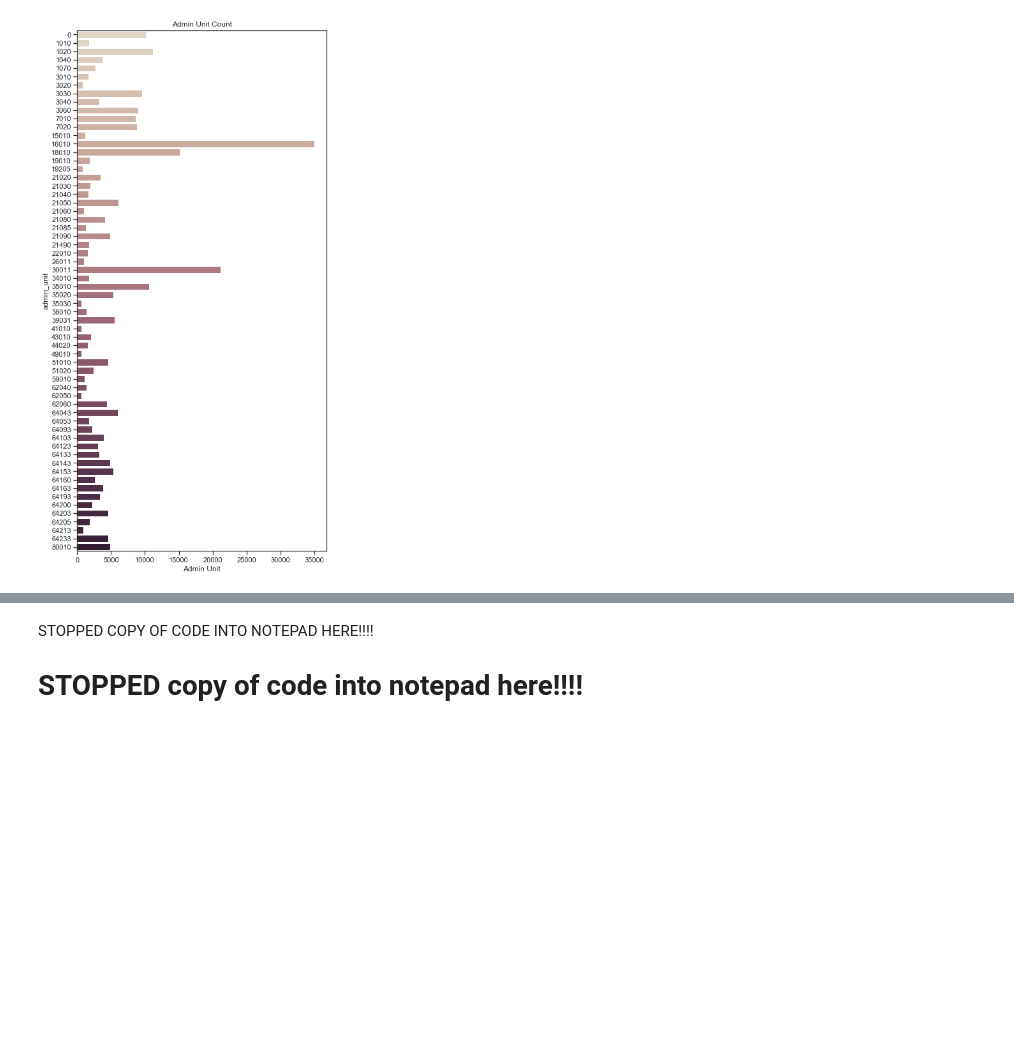
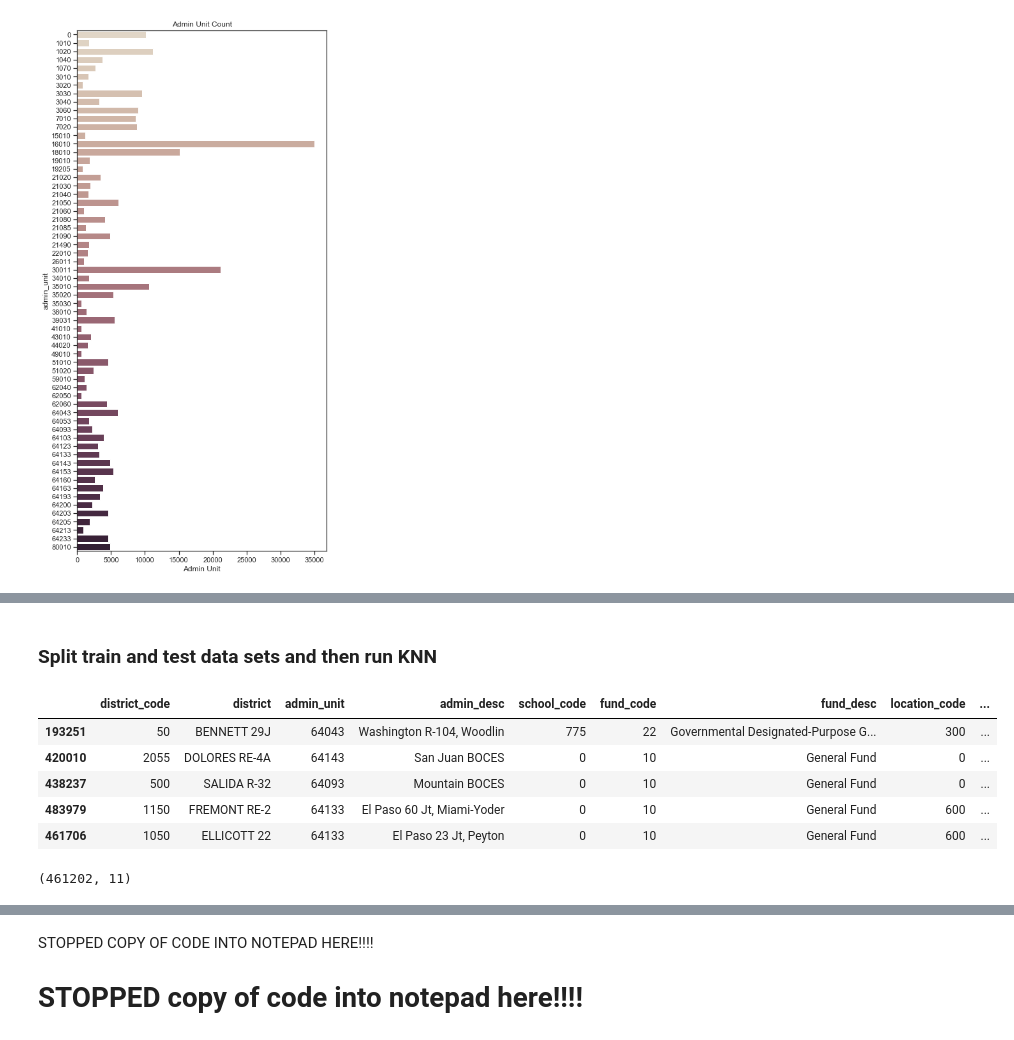
Before and after one commit to stacysandy/Data-Science-Practicum-II, a Jupyter notebook: Stacey_Sandy-Practicum_II.ipynb, the cells around one changed output, grey strips where cells are left out. Drawn from its saved outputs; the diff is of its cells as text; code cells hidden in the pictures; blank space fills up the shorter version.

```diff
--- a/Stacey_Sandy-Practicum_II.ipynb
+++ b/Stacey_Sandy-Practicum_II.ipynb
@@ -2424,0 +2595,4 @@ from sklearn.metrics import classification_report, confusion_matrix
+# %%
+# Fit the dataframe and map to original dataframe
+fund_labels = labels.fit_transform(COK12_df3_Le['fund_code_Le'])
+fund_mapping = {index: label for index, label in enumerate(labels.classes_)}
@@ -2424,0 +2634,3 @@ from sklearn.metrics import classification_report, confusion_matrix
+# %%
+# Fit the amount_cents column
+COK12_df3_Le['amount_cents'] = labels.fit_transform(COK12_df3_Le['amount_cents'])
@@ -2424,0 +2650,24 @@ from sklearn.metrics import classification_report, confusion_matrix
+# %% [markdown]
+### Split train and test data sets and then run KNN
+# %%
+# Split the taret column from the features and assign to y and x values
+y = COK12_df3_Le.amount_cents
+x = COK12_df3_Le.drop('amount_cents', axis=1)
+# %%
+# Split both x and y values into train and test data
+x_train,x_test,y_train,y_test=train_test_split(x,y,test_size=0.2, random_state=10)
+# %%
+# Look at x_train head
+x_train.head()
+# %% [output]
+|  | district_code | district | admin_unit | admin_desc | school_code | fund_code | fund_desc | location_code | ... |
+| 193251 | 50 | BENNETT 29J | 64043 | Washington R-104, Woodlin | 775 | 22 | Governmental Designated-Purpose G... | 300 | ... |
+| 420010 | 2055 | DOLORES RE-4A | 64143 | San Juan BOCES | 0 | 10 | General Fund | 0 | ... |
+| 438237 | 500 | SALIDA R-32 | 64093 | Mountain BOCES | 0 | 10 | General Fund | 0 | ... |
+| 483979 | 1150 | FREMONT RE-2 | 64133 | El Paso 60 Jt, Miami-Yoder | 0 | 10 | General Fund | 600 | ... |
+| 461706 | 1050 | ELLICOTT 22 | 64133 | El Paso 23 Jt, Peyton | 0 | 10 | General Fund | 600 | ... |
+# %%
+# Check X_train shape
+x_train.shape
+# %% [output]
+(461202, 11)
```
Also changed, not shown: parts of 92 cells of this notebook.
